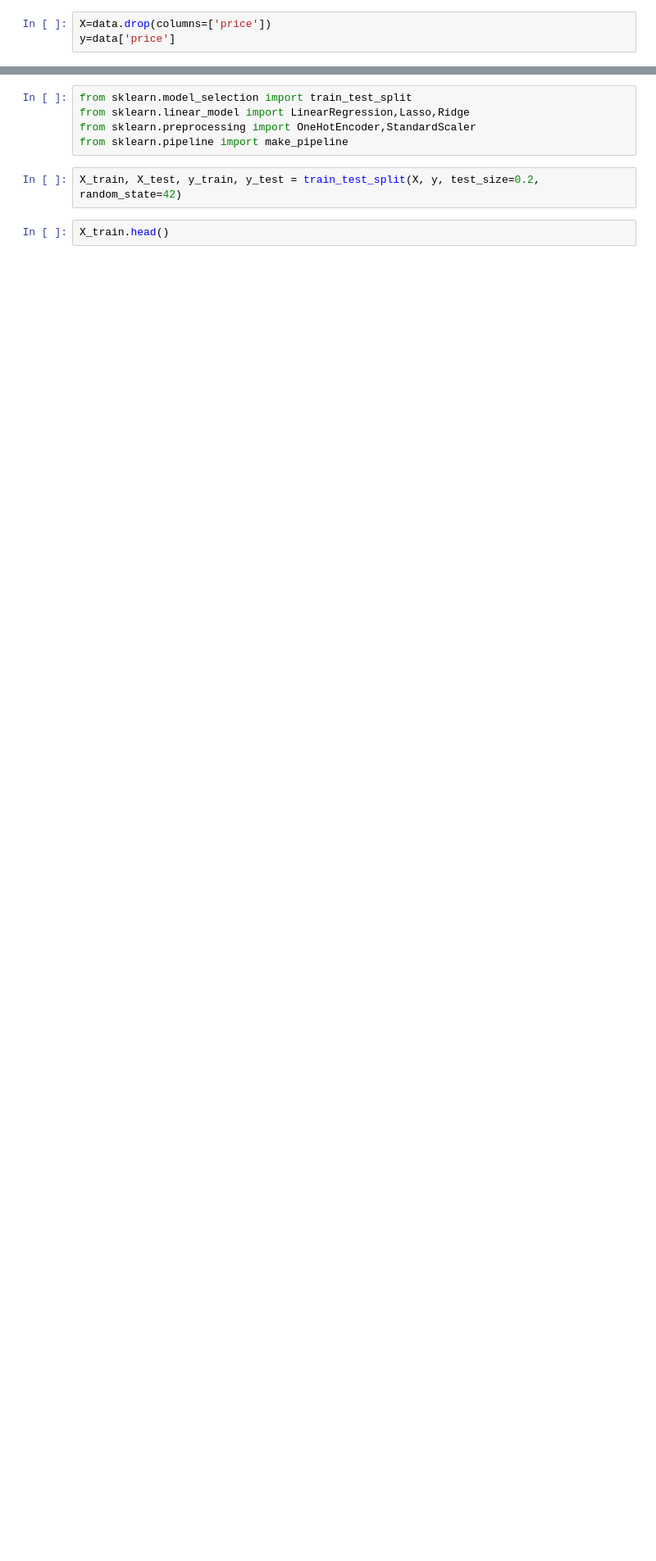
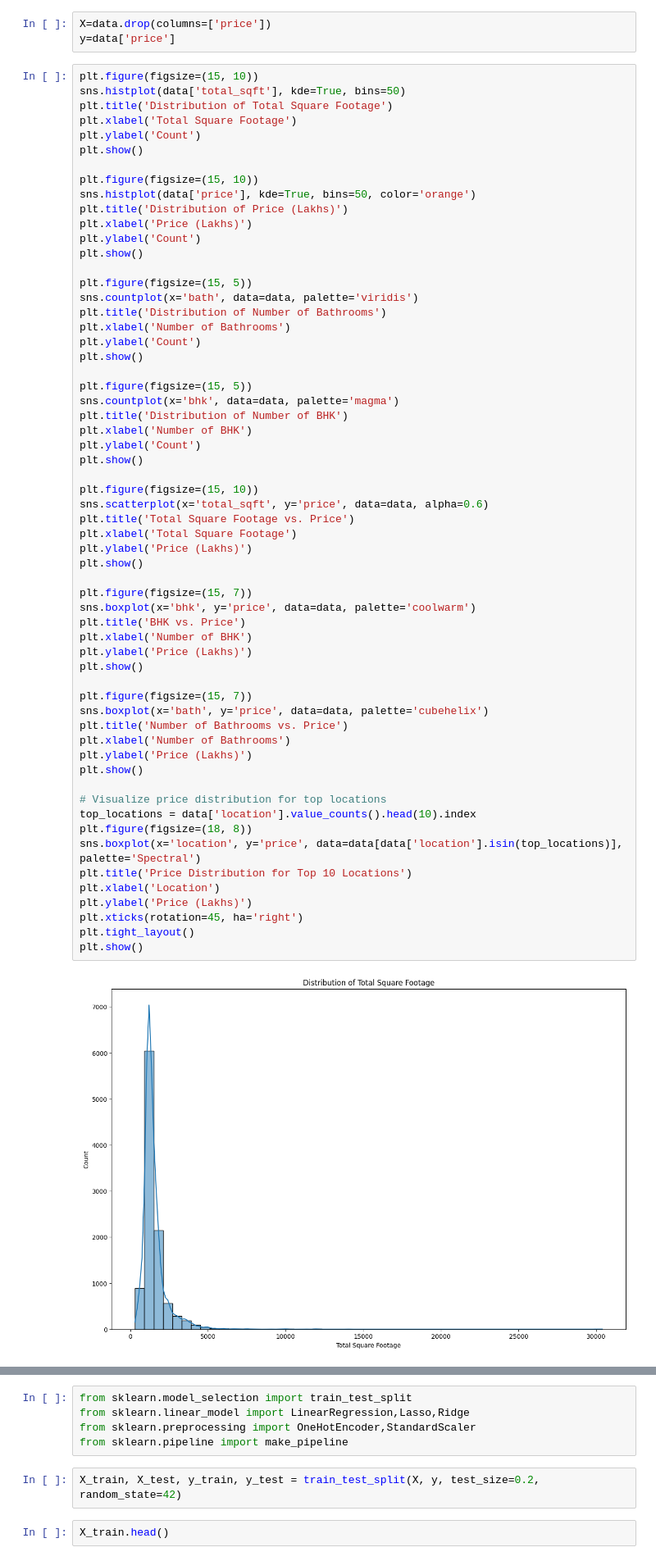
Before and after one commit to Rahman-Saif/House-Price-Prediction-with-Machine-Learning, a Jupyter notebook: House_Price_Prediction_with_ML.ipynb, the cells around one changed output, grey strips where cells are left out. Shown at 82% size. Drawn from its saved outputs; the diff is of its cells as text; blank space fills up the shorter version.

```diff
--- a/House_Price_Prediction_with_ML.ipynb
+++ b/House_Price_Prediction_with_ML.ipynb
@@ -439,3 +450,65 @@ data.head(5)
 # %%
 X=data.drop(columns=['price'])
 y=data['price']
+# %%
+plt.figure(figsize=(15, 10))
+sns.histplot(data['total_sqft'], kde=True, bins=50)
+plt.title('Distribution of Total Square Footage')
+plt.xlabel('Total Square Footage')
+plt.ylabel('Count')
+plt.show()
+
+plt.figure(figsize=(15, 10))
+sns.histplot(data['price'], kde=True, bins=50, color='orange')
+plt.title('Distribution of Price (Lakhs)')
+plt.xlabel('Price (Lakhs)')
+plt.ylabel('Count')
+plt.show()
+
+plt.figure(figsize=(15, 5))
+sns.countplot(x='bath', data=data, palette='viridis')
+plt.title('Distribution of Number of Bathrooms')
+plt.xlabel('Number of Bathrooms')
+plt.ylabel('Count')
+plt.show()
+
+plt.figure(figsize=(15, 5))
+sns.countplot(x='bhk', data=data, palette='magma')
+plt.title('Distribution of Number of BHK')
+plt.xlabel('Number of BHK')
+plt.ylabel('Count')
+plt.show()
+
+plt.figure(figsize=(15, 10))
+sns.scatterplot(x='total_sqft', y='price', data=data, alpha=0.6)
+plt.title('Total Square Footage vs. Price')
+plt.xlabel('Total Square Footage')
+plt.ylabel('Price (Lakhs)')
+plt.show()
+
+plt.figure(figsize=(15, 7))
+sns.boxplot(x='bhk', y='price', data=data, palette='coolwarm')
+plt.title('BHK vs. Price')
+plt.xlabel('Number of BHK')
+plt.ylabel('Price (Lakhs)')
+plt.show()
+
+plt.figure(figsize=(15, 7))
+sns.boxplot(x='bath', y='price', data=data, palette='cubehelix')
+plt.title('Number of Bathrooms vs. Price')
+plt.xlabel('Number of Bathrooms')
+plt.ylabel('Price (Lakhs)')
+plt.show()
+
+# Visualize price distribution for top locations
+top_locations = data['location'].value_counts().head(10).index
+plt.figure(figsize=(18, 8))
+sns.boxplot(x='location', y='price', data=data[data['location'].isin(top_locations)], palette='Spectral')
+plt.title('Price Distribution for Top 10 Locations')
+plt.xlabel('Location')
+plt.ylabel('Price (Lakhs)')
+plt.xticks(rotation=45, ha='right')
+plt.tight_layout()
+plt.show()
+# %% [output]
+[figure, added]
```
Also changed, not shown: parts of 17 cells of this notebook, 1 other file.
